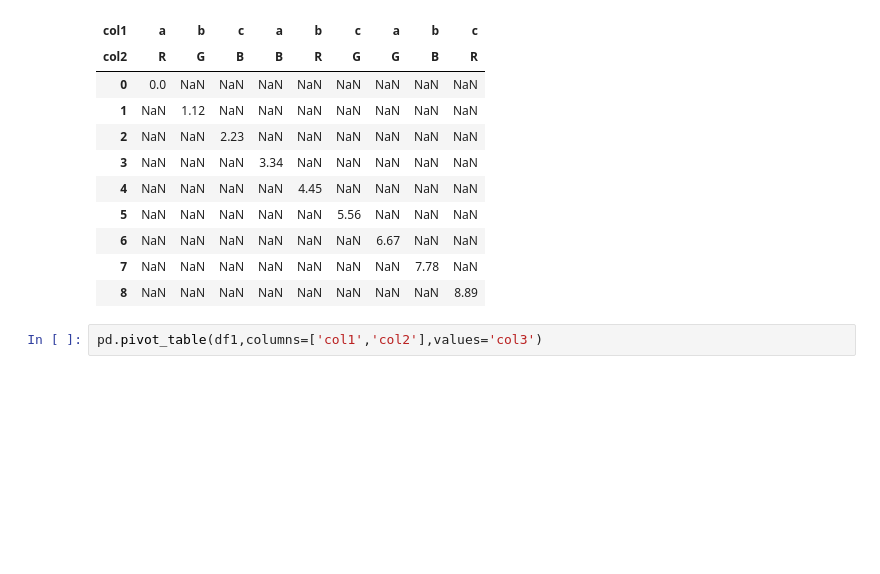
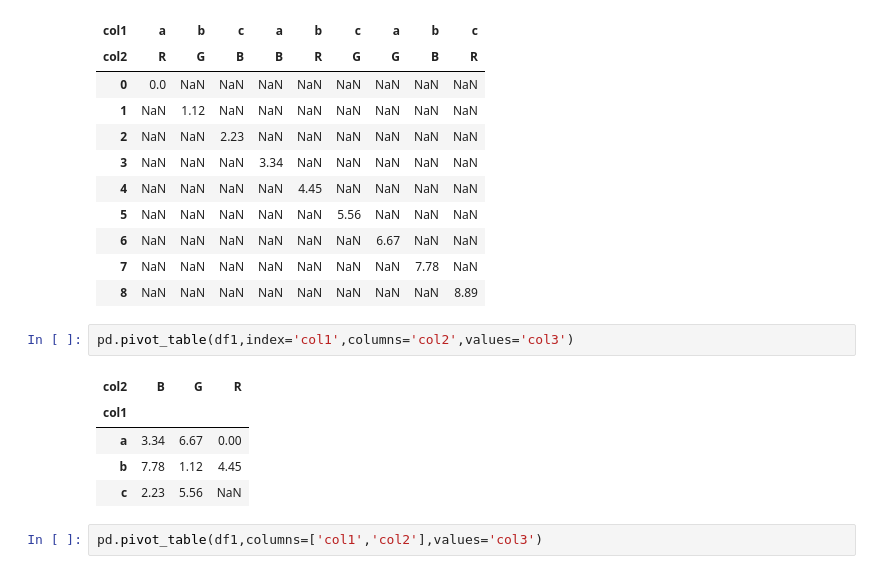
Before and after one commit to vick998/Banzae-py, a Jupyter notebook: Cheatsheet_exercise.ipynb, the cells around one changed output. Cells and saved outputs as stored; diff of their text form; blank space fills up the shorter version.

```diff
--- a/Cheatsheet_exercise.ipynb
+++ b/Cheatsheet_exercise.ipynb
@@ -23,6 +31,14 @@ df1.pivot(columns=['col1','col2'], values='col3')
 | 6 | NaN | NaN | NaN | NaN | NaN | NaN | 6.67 | NaN | NaN |
 | 7 | NaN | NaN | NaN | NaN | NaN | NaN | NaN | 7.78 | NaN |
 | 8 | NaN | NaN | NaN | NaN | NaN | NaN | NaN | NaN | 8.89 |
+# %%
+pd.pivot_table(df1,index='col1',columns='col2',values='col3')
+# %% [output]
+| col2 | B | G | R |
+| col1 |  |  |  |
+| a | 3.34 | 6.67 | 0.00 |
+| b | 7.78 | 1.12 | 4.45 |
+| c | 2.23 | 5.56 | NaN |
 # %%
 pd.pivot_table(df1,columns=['col1','col2'],values='col3')
 # %% [output]
```
Also changed, not shown: parts of 1 cell of this notebook.
